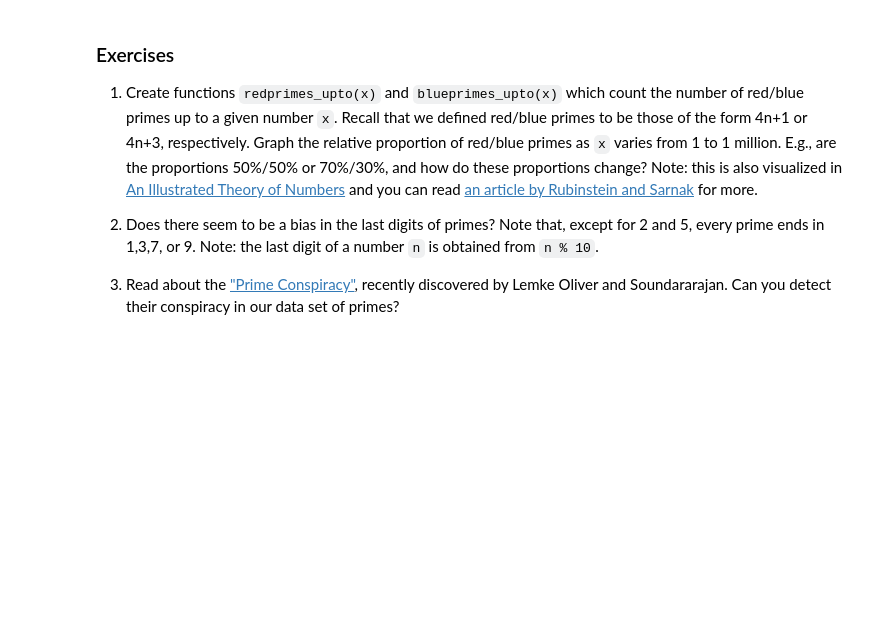
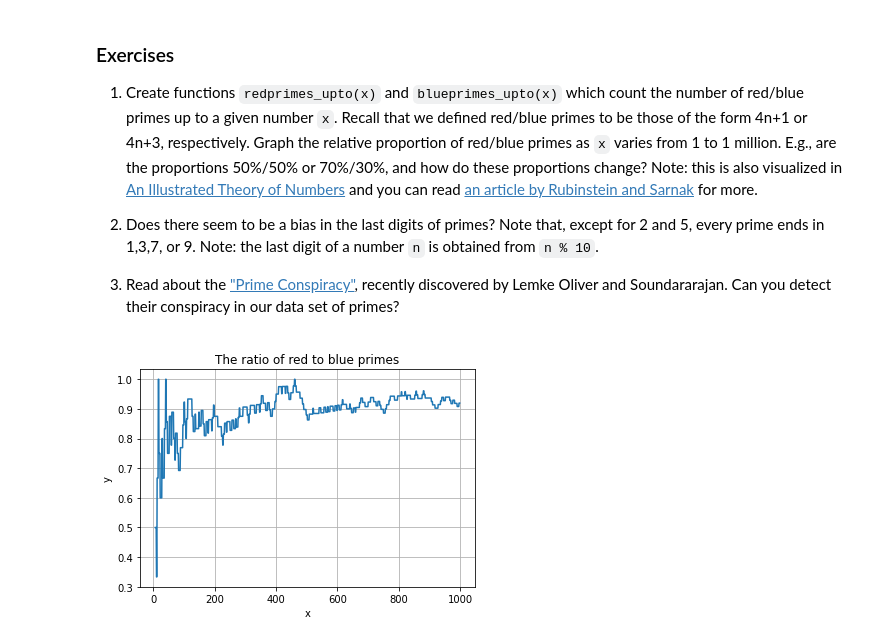
Before and after one commit to ethanalon/Python-4-Mathematics, a Jupyter notebook: P4M_Notebook_3.ipynb, the cells around one changed output. Saved outputs shown, nothing was run; the diff lists cells and outputs as text; code cells hidden in the pictures; blank space fills up the shorter version.

```diff
--- a/P4M_Notebook_3.ipynb
+++ b/P4M_Notebook_3.ipynb
@@ -811,7 +833,7 @@ def isprime_list(n):
     p = 3
     while p <= sqrt(n):  # We only need to sieve by p is p <= sqrt(n).
         if flags[p]:  # We sieve the multiples of p if flags[p]=True.
-            flags[p*p::2*p] = [False] * ((n-p*p)//(2*p)+1) # Sieves out multiples of p, starting at p*p.
+            flags[p*p::2*p] = [False] * ((n-p*p-1)//(2*p)+1) # Sieves out multiples of p, starting at p*p.
         p = p + 2 # Try the next value of p.
 
     return flags
@@ -1068,3 +1256,38 @@ Observe that gaps of 2 (twin primes) are pretty frequent.  There are over 8000 o
 2.  Does there seem to be a bias in the last digits of primes?  Note that, except for 2 and 5, every prime ends in 1,3,7, or 9.  Note: the last digit of a number `n` is obtained from `n % 10`.
 
 3.  Read about the ["Prime Conspiracy"](https://www.quantamagazine.org/mathematicians-discover-prime-conspiracy-20160313), recently discovered by Lemke Oliver and Soundararajan.  Can you detect their conspiracy in our data set of primes?
+# %%
+x_values = []
+y_values = []
+# %%
+#Problem 1
+
+def redprimes_upto(x):
+  redprimes = [p for p in primes if p<=x and p%4==1]
+  return len(redprimes)
+
+def blueprimes_upto(x):
+  blueprimes = [p for p in primes if p<=x and p%4==3]
+  return len(blueprimes)
+
+x_xalues = []
+y_values = []
+
+max_x = 1000
+for x in range(7, max_x):
+
+  num_primes = redprimes_upto(x) + blueprimes_upto(x)
+  x_values.append(x)
+  y_values.append((redprimes_upto(x)/len(primes)) / (blueprimes_upto(x)/len(primes)))
+
+
+%matplotlib inline
+plt.plot(x_values, y_values )  # Should get closer to 1.
+plt.title('The ratio of red to blue primes')
+plt.xlabel('x')
+plt.ylabel('y')
+# plt.ylim(0.8,1.2)
+plt.grid(True)
+plt.show()
+# %% [output]
+[figure, added]
```
Also changed, not shown: parts of 56 cells of this notebook.
